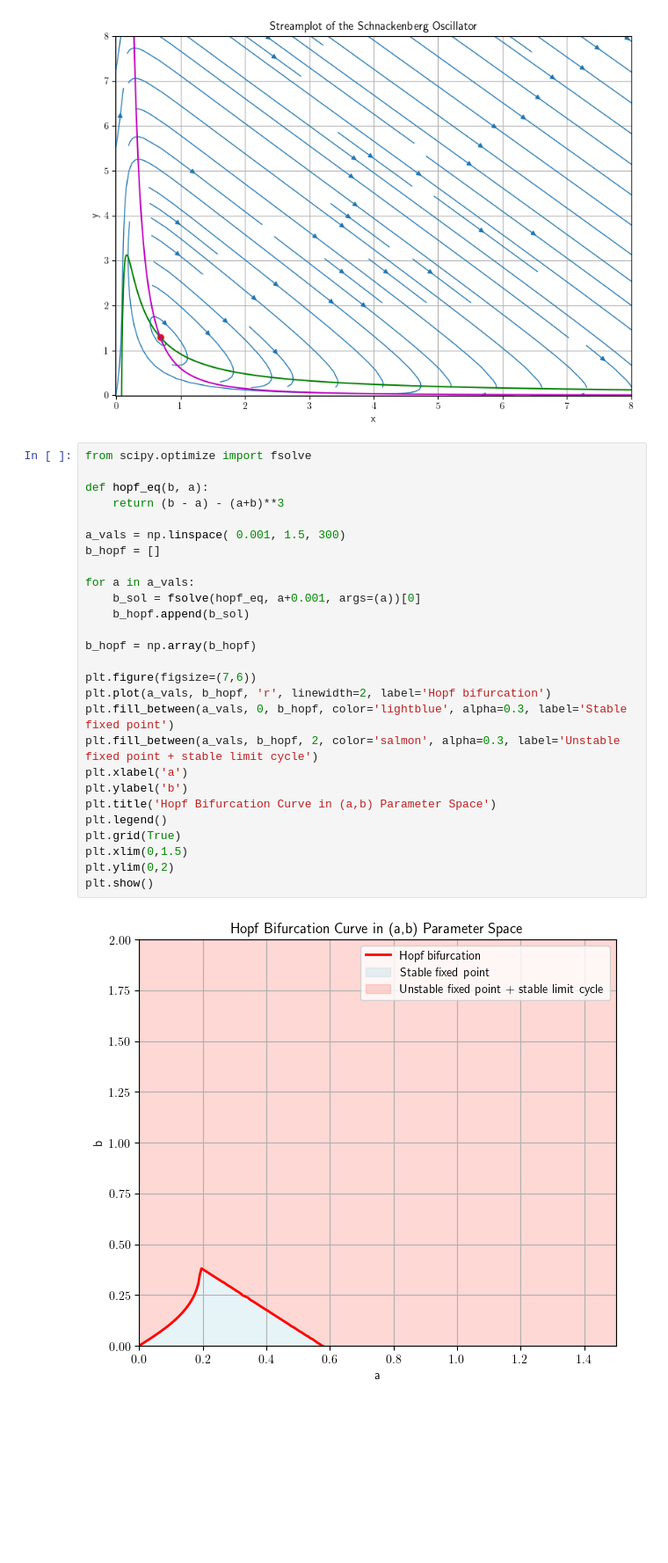
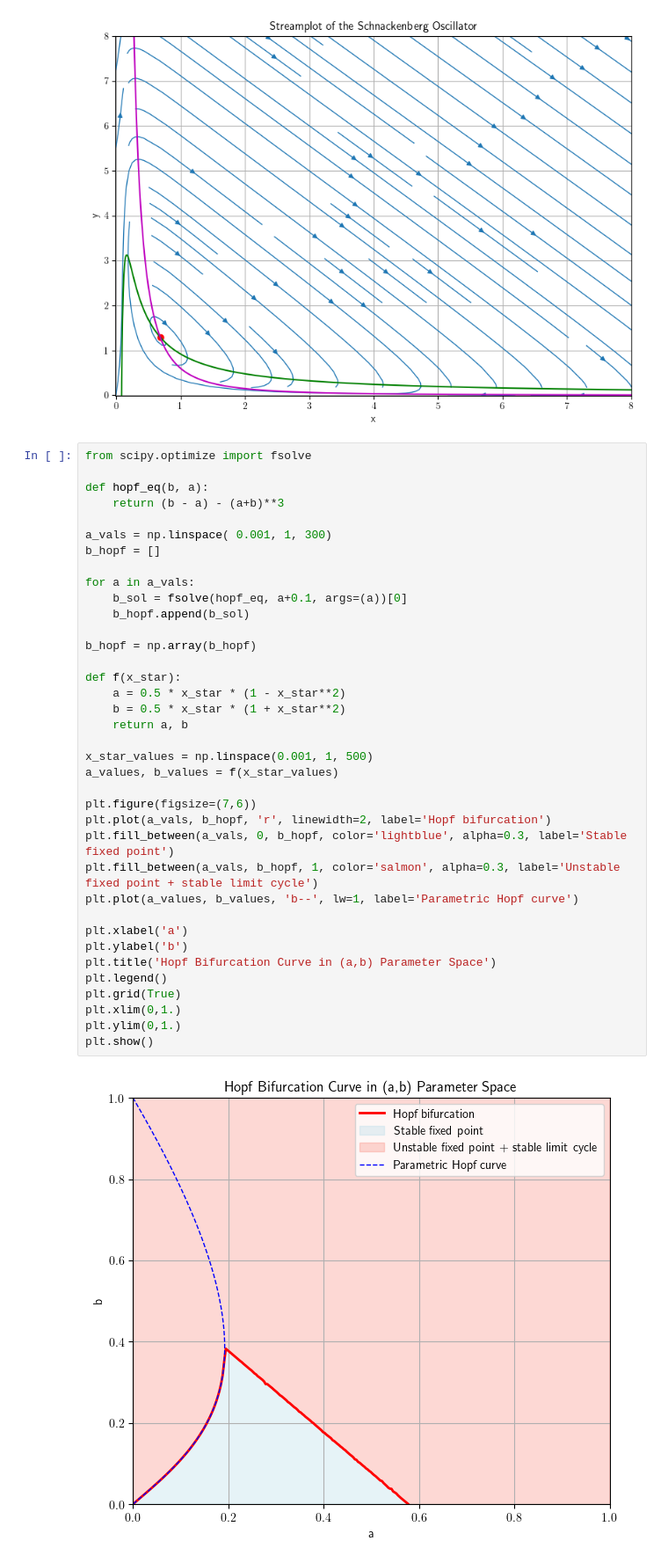
Before and after one commit to Chaks1603/Python-Assignments, a Jupyter notebook: Chaotic Systems/2D Maps/Poincaré−Bendixson Theorem.ipynb, the cells around one changed output. Shown at 88% size. Cells and saved outputs as stored; diff of their text form; blank space fills up the shorter version.

```diff
--- a/Chaotic Systems/2D Maps/Poincaré−Bendixson Theorem.ipynb
+++ b/Chaotic Systems/2D Maps/Poincaré−Bendixson Theorem.ipynb
@@ -1002,29 +1002,39 @@ plt.show()
 # %%
 from scipy.optimize import fsolve
 
 def hopf_eq(b, a):
     return (b - a) - (a+b)**3
 
-a_vals = np.linspace( 0.001, 1.5, 300)
+a_vals = np.linspace( 0.001, 1, 300)
 b_hopf = []
 
 for a in a_vals:
-    b_sol = fsolve(hopf_eq, a+0.001, args=(a))[0]
+    b_sol = fsolve(hopf_eq, a+0.1, args=(a))[0]
     b_hopf.append(b_sol)
 
 b_hopf = np.array(b_hopf)
 
+def f(x_star):
+    a = 0.5 * x_star * (1 - x_star**2)
+    b = 0.5 * x_star * (1 + x_star**2)
+    return a, b
+
+x_star_values = np.linspace(0.001, 1, 500)
+a_values, b_values = f(x_star_values)
+
 plt.figure(figsize=(7,6))
 plt.plot(a_vals, b_hopf, 'r', linewidth=2, label='Hopf bifurcation')
 plt.fill_between(a_vals, 0, b_hopf, color='lightblue', alpha=0.3, label='Stable fixed point')
-plt.fill_between(a_vals, b_hopf, 2, color='salmon', alpha=0.3, label='Unstable fixed point + stable limit cycle')
+plt.fill_between(a_vals, b_hopf, 1, color='salmon', alpha=0.3, label='Unstable fixed point + stable limit cycle')
+plt.plot(a_values, b_values, 'b--', lw=1, label='Parametric Hopf curve')
+
 plt.xlabel('a')
 plt.ylabel('b')
 plt.title('Hopf Bifurcation Curve in (a,b) Parameter Space')
 plt.legend()
 plt.grid(True)
-plt.xlim(0,1.5)
-plt.ylim(0,2)
+plt.xlim(0,1.)
+plt.ylim(0,1.)
 plt.show()
 # %% [output]
-[figure, old version]
+[figure, new version]
```
Also changed, not shown: parts of 1 cell of this notebook.
